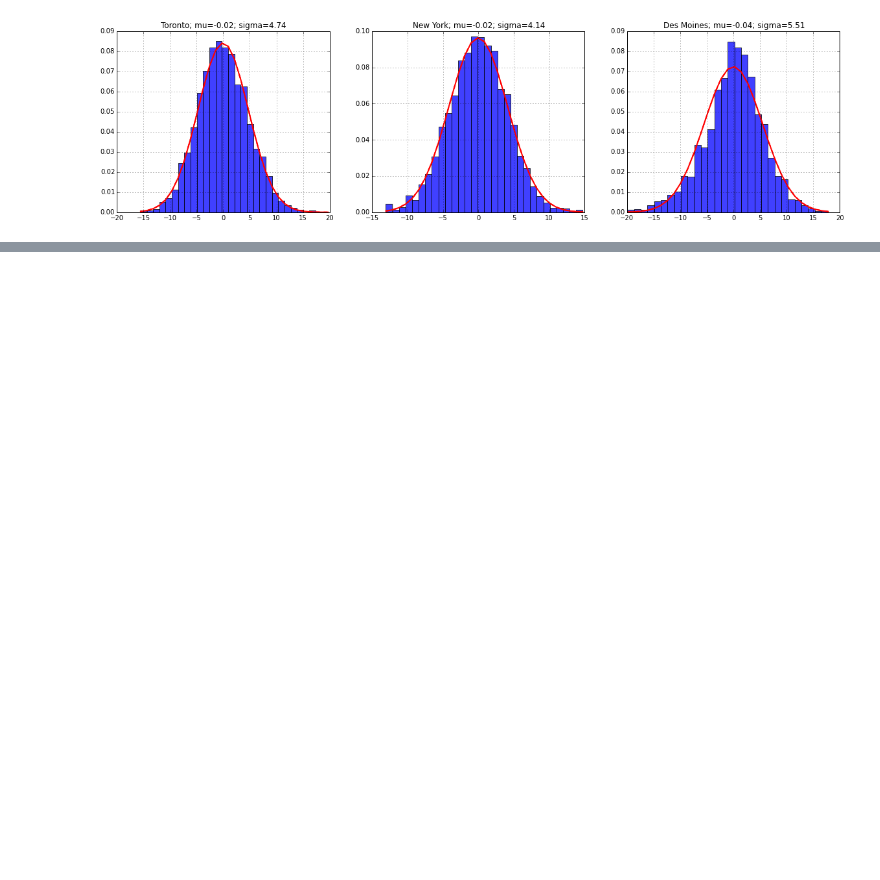
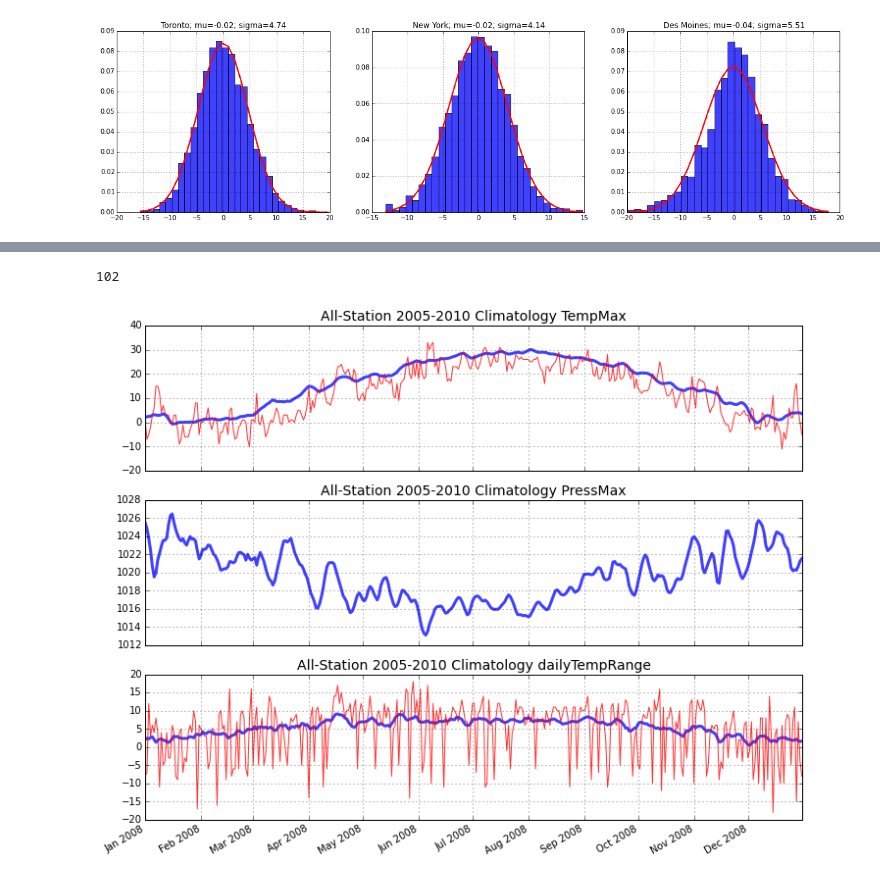
Before and after one commit to majorgowan/wpwp, a Jupyter notebook: Notebooks/wU_Smooth_and_pert.ipynb, the cells around one changed output, grey strips where cells are left out. Cells and saved outputs as stored; diff of their text form; code cells hidden in the pictures; blank space fills up the shorter version.

```diff
--- a/Notebooks/wU_Smooth_and_pert.ipynb
+++ b/Notebooks/wU_Smooth_and_pert.ipynb
@@ -82,0 +169,47 @@ plt.show()
+# %%
+def dayOfYear(today):
+    import datetime
+    newyear = datetime.date(today.year,1,1)
+    return (today-newyear).days
+
+today = datetime.date(2007,4,13)
+dayOfYear(today)
+# %% [output]
+102
+# %%
+import wUClimatology as Climatology
+reload(Climatology)
+stations = Util.getStationList()
+features = ['TempMax', 'PressMax', 'dailyTempRange']
+startDate, endDate = '2005-01-01', '2010-12-31'
+
+climatologies = Climatology.makeClimatologies(stations, startDate, endDate, features, 5)
+# %%
+fig = plt.figure(figsize=(12.0,10.0))
+leap_year = Util.dateList('2008-01-01','2008-12-31')
+torTrange = Util.loadDailyVariableRange('CYYZ','2008-01-01','2008-12-31','dailyTempRange',castFloat=True)
+torTemp = Util.loadDailyVariableRange('CYYZ','2008-01-01','2008-12-31','TempMax',castFloat=True)
+
+ax1 = plt.subplot(3,1,1)
+plt.plot(leap_year,climatologies[0],alpha=0.75,linewidth=3)
+plt.plot(leap_year,torTemp,color='red',alpha=0.8,linewidth=1)
+ax1.set_title('All-Station 2005-2010 Climatology TempMax',fontsize=14)
+fig.autofmt_xdate()
+plt.grid()
+
+ax2 = plt.subplot(3,1,2)
+plt.plot(leap_year,climatologies[1],alpha=0.75,linewidth=3)
+ax2.set_title('All-Station 2005-2010 Climatology PressMax',fontsize=14)
+fig.autofmt_xdate()
+plt.grid()
+
+ax3 = plt.subplot(3,1,3)
+plt.plot(leap_year,climatologies[2],alpha=0.75,linewidth=3)
+plt.plot(leap_year,torWest,color='red',alpha=0.8,linewidth=1)
+ax3.set_title('All-Station 2005-2010 Climatology dailyTempRange',fontsize=14)
+fig.autofmt_xdate()
+plt.grid()
+
+plt.show()
+# %% [output]
+[figure, added]
```
Also changed, not shown: parts of 7 cells of this notebook, 2 other files.
